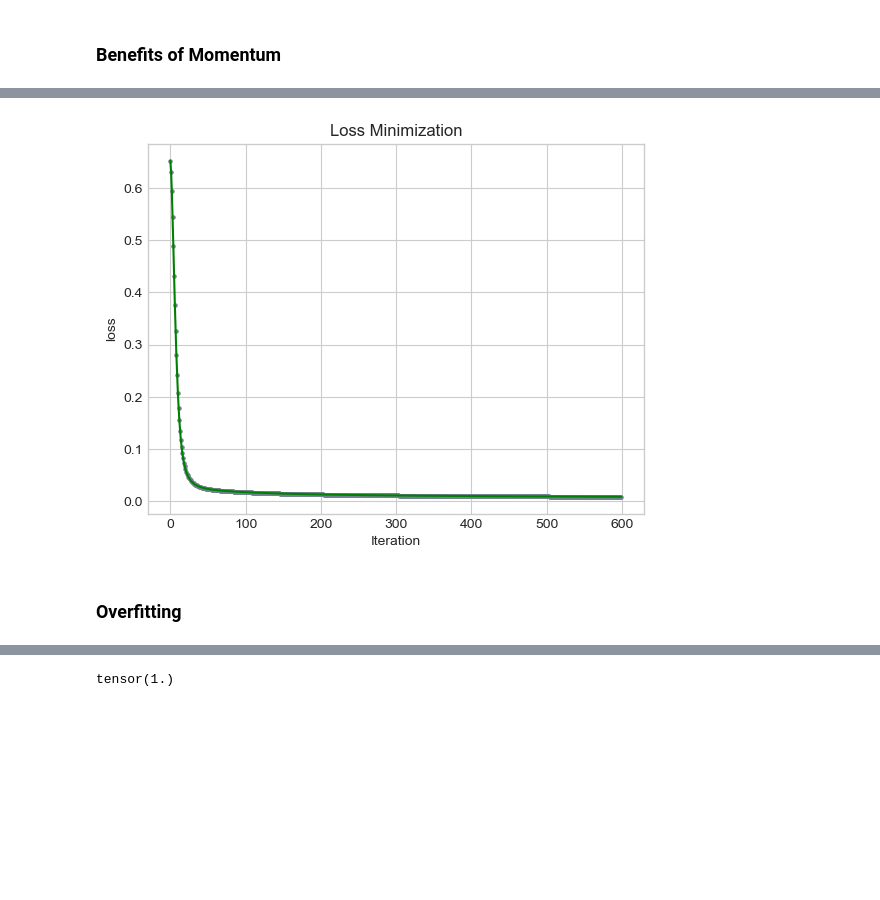
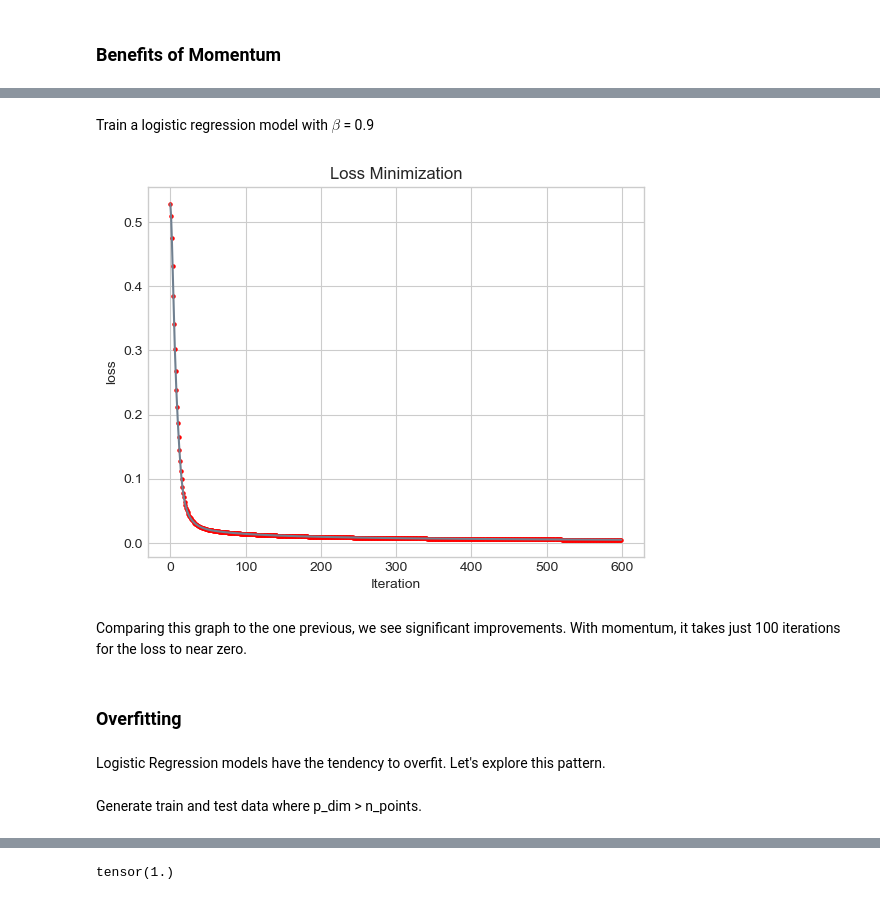
Before and after one commit to lizrightmire02/lizrightmireio.github.io, a Jupyter notebook: posts/LogisticRegression/index.ipynb, the cells around one changed output, grey strips where cells are left out. Saved outputs shown, nothing was run; the diff lists cells and outputs as text; code cells hidden in the pictures; blank space fills up the shorter version.

Commit message:
More logistic regression work

```diff
--- a/posts/LogisticRegression/index.ipynb
+++ b/posts/LogisticRegression/index.ipynb
@@ -74,11 +91,11 @@ for index in range(600):
 # save final weights for graphing decision boundary
 final_weights = LR.w
 
-def plot_loss(loss_vec):
-    plt.plot(loss_vec, color = "green")
-    plt.scatter(torch.arange(len(loss_vec)), loss_vec, color = "slategrey", s = 5)
+def plot_loss(loss_vec, color):
+    plt.plot(loss_vec, color = "slategrey")
+    plt.scatter(torch.arange(len(loss_vec)), loss_vec, color = color, s = 5)
     plt.gca().set(xlabel = "Iteration", ylabel = "loss")
     plt.title("Loss Minimization")
 
-plot_loss(loss_vec)
+plot_loss(loss_vec, "green")
 # %% [output]
@@ -94,26 +122,34 @@ draw_line(final_weights, x_min = -1, x_max = 2, ax = ax, color = "black", linest
+# %% [markdown]
+Train a logistic regression model with $\beta$ = 0.9
 # %%
 # initialize an instance of Logistic Regression
 LR = LogisticRegression()
 opt = GradientDescentOptimizer(LR)
 
 # initialize for main loop
 loss_vec = []
 
 # training loop
 for index in range(600):
     # for vanilla gradient descent, alpha must be sufficiently small and beta must be 0
     opt.step(X, y, alpha = 0.3, beta = 0.9)
     loss = LR.loss(X, y).item()
     loss_vec.append(loss)
 
 # save final weights for graphing decision boundary
 final_weights = LR.w
 
-plot_loss(loss_vec)
+plot_loss(loss_vec, "red")
 # %% [output]
-[figure, old version]
+[figure, new version]
+# %% [markdown]
+Comparing this graph to the one previous, we see significant improvements. With momentum, it takes just 100 iterations for the loss to near zero.
 # %% [markdown]
 ### Overfitting
+# %% [markdown]
+Logistic Regression models have the tendency to overfit. Let's explore this pattern.
+# %% [markdown]
+Generate train and test data where p_dim > n_points.
 # %%
 X_train, y_train = classification_data(n_points = 50, noise = 0.5, p_dims = 100)
 X_test, y_test = classification_data(n_points = 50, noise = 0.5, p_dims = 100)
```
Also changed, not shown: parts of 23 cells of this notebook.
